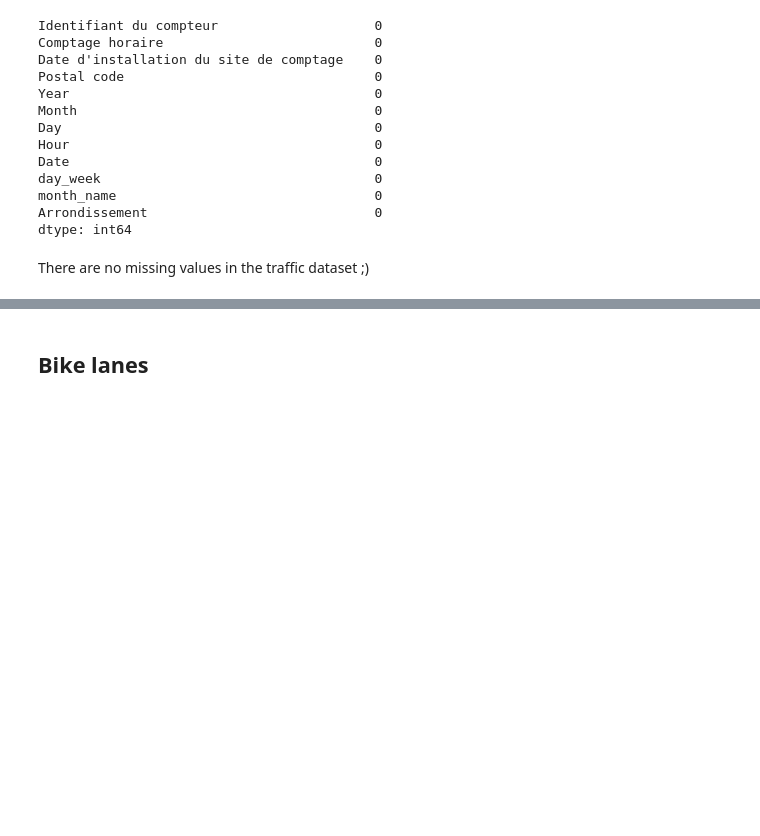
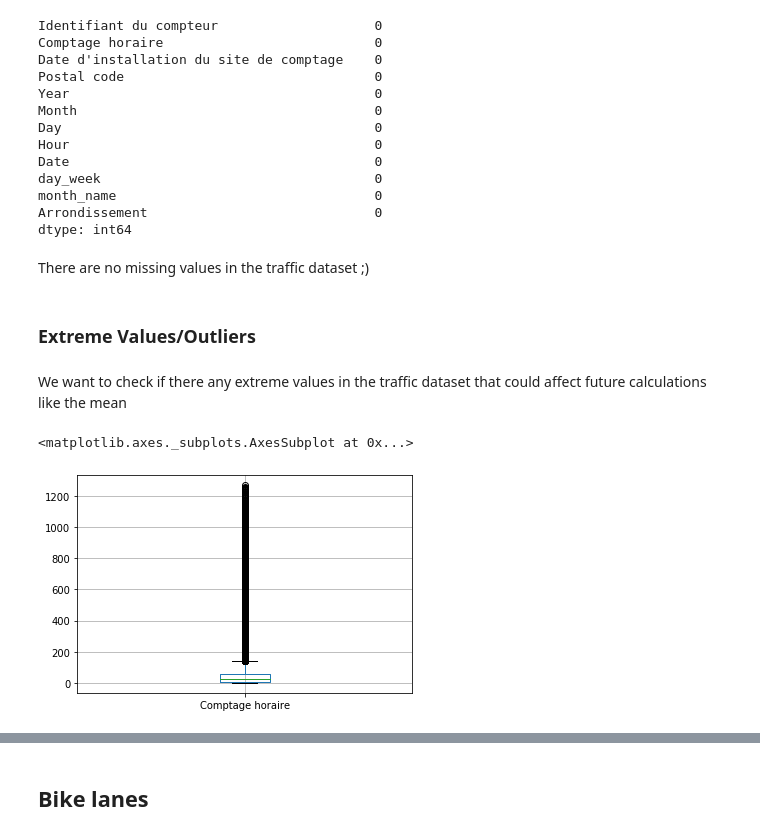
Before and after one commit to tmcdonald92/Bike-Traffic-In-Paris, a Jupyter notebook: Bycicles in Paris.ipynb, the cells around one changed output, grey strips where cells are left out. Cells and saved outputs as stored; diff of their text form; code cells hidden in the pictures; blank space fills up the shorter version.

Commit message:
Adding graphs

```diff
--- a/Bycicles in Paris.ipynb
+++ b/Bycicles in Paris.ipynb
@@ -150,3 +172,12 @@ Arrondissement                             0
 dtype: int64
 # %% [markdown]
 There are no missing values in the traffic dataset ;)
+# %% [markdown]
+### Extreme Values/Outliers
+# %% [markdown]
+We want to check if there any extreme values in the traffic dataset that could affect future calculations like the mean
+# %%
+total_traffic[['Comptage horaire']].boxplot()
+# %% [output]
+<matplotlib.axes._subplots.AxesSubplot at 0x...>
+[figure, added]
```
Also changed, not shown: parts of 24 cells of this notebook.
